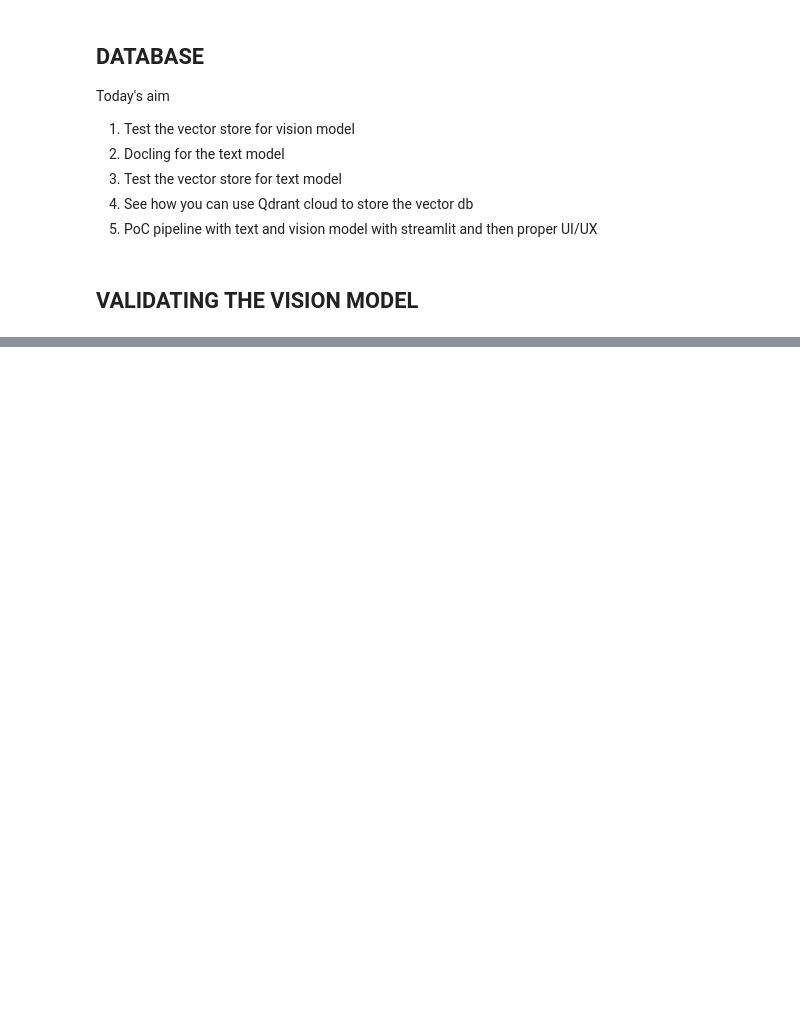
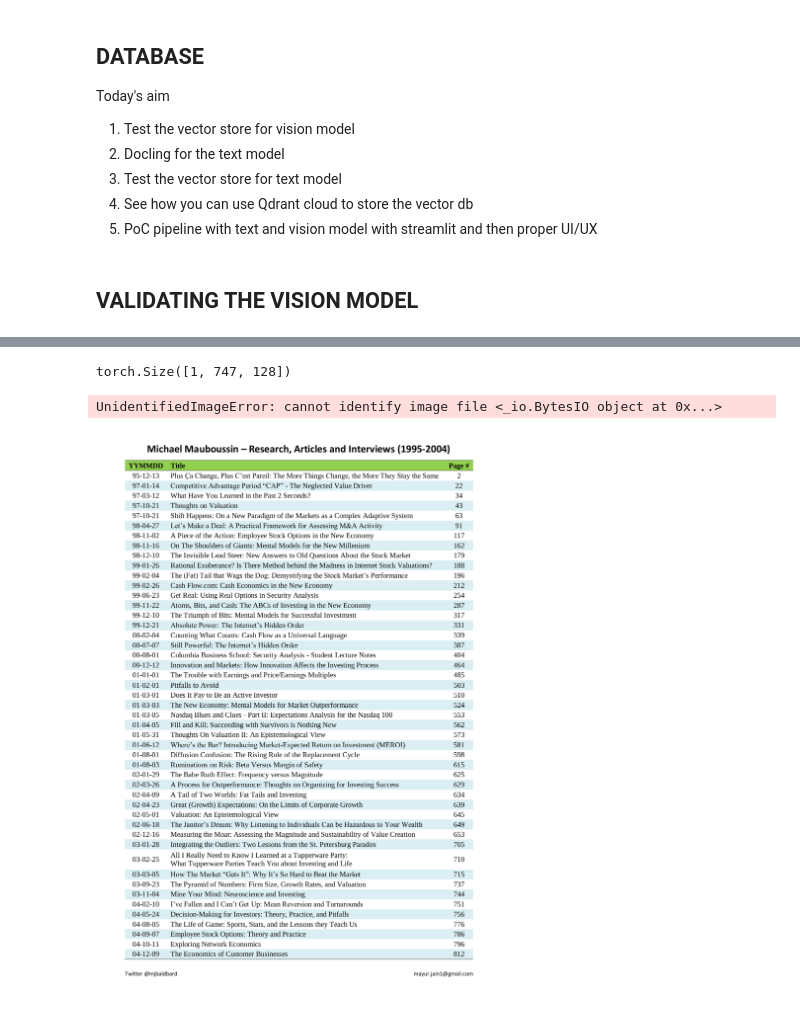
Before and after one commit to Athe-kunal/Michael-J.-Mauboussin-Twin, a Jupyter notebook: src/notebooks/dev.ipynb, the cells around one changed output, grey strips where cells are left out. Drawn from its saved outputs; the diff is of its cells as text; code cells hidden in the pictures; blank space fills up the shorter version.

Commit message:
vision db fixed

```diff
--- a/src/notebooks/dev.ipynb
+++ b/src/notebooks/dev.ipynb
@@ -170,0 +165,3 @@ vision_db_model.batch_encode_and_upsert_docs()
+# %%
+import pathlib
+docs = await vision_db_model.read_from_pdfs(pathlib.Path("michael_mauboussin_twin/feature/extract/data/extraction_metadata.json"))
@@ -170,0 +186,4 @@ vision_db_model.batch_encode_and_upsert_docs()
+# %%
+sample_embedding.shape
+# %% [output]
+torch.Size([1, 747, 128])
@@ -170,0 +206,41 @@ vision_db_model.batch_encode_and_upsert_docs()
+# %%
+import base64
+from PIL import Image
+import io
+import base64
+from io import BytesIO
+from PIL import Image
+
+# Get base64 string and decode
+base64_str = results[1].payload['base64_image']
+
+
+def base64_to_image(base64_string):
+    image_data = base64.b64decode(base64_string)
+    image = Image.open(BytesIO(image_data))
+    image.show()  # Opens the image in the default image viewer
+
+base64_to_image(base64_str)
+# %% [output]
+UnidentifiedImageError: cannot identify image file <_io.BytesIO object at 0x...>
+# %%
+img = docs[0].doc
+# Convert image to base64
+def image_to_base64(image):
+    buffered = BytesIO()
+    image.save(buffered, format="PNG")
+    img_str = base64.b64encode(buffered.getvalue()).decode('utf-8')
+    return img_str
+
+# Convert base64 back to image
+def base64_to_image(base64_string):
+    img_data = base64.b64decode(base64_string)
+    img = Image.open(BytesIO(img_data))
+    return img
+
+# Test the functions
+base64_str = image_to_base64(img)
+recovered_img = base64_to_image(base64_str)
+recovered_img
+# %% [output]
+[figure, added]
```
Also changed, not shown: parts of 7 cells of this notebook, 3 other files.
